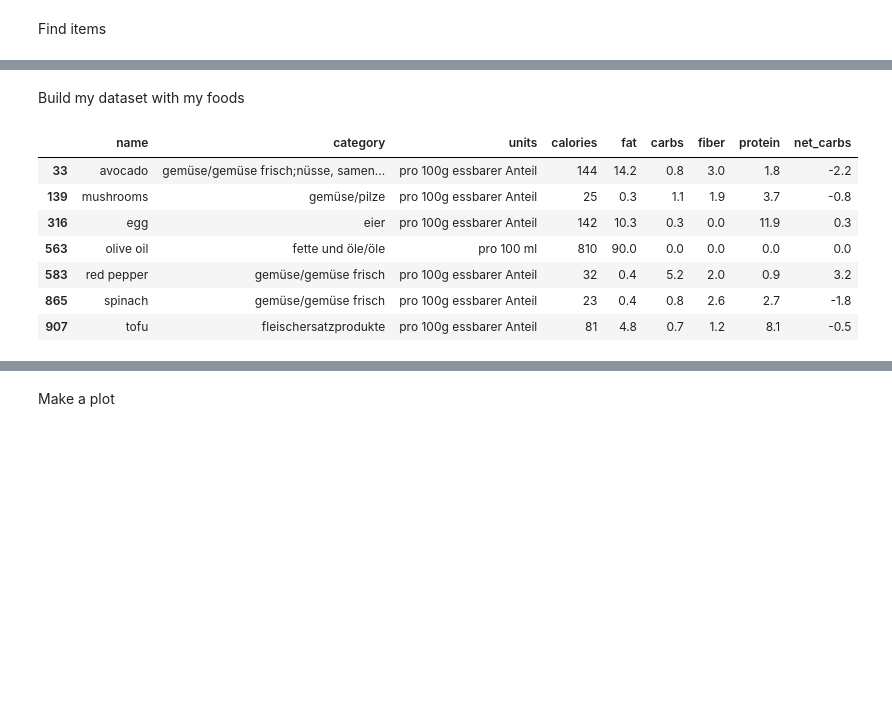
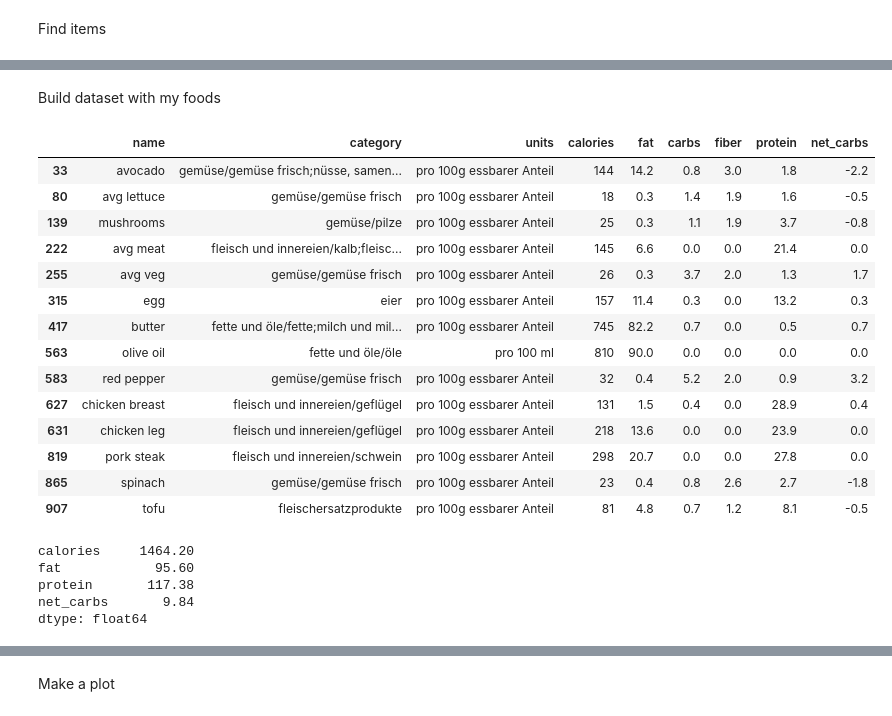
Before and after one commit to fabiangunzinger/learning, a Jupyter notebook: food-data/foods.ipynb, the cells around one changed output, grey strips where cells are left out. Drawn from its saved outputs; the diff is of its cells as text; code cells hidden in the pictures; blank space fills up the shorter version.

```diff
--- a/food-data/foods.ipynb
+++ b/food-data/foods.ipynb
@@ -2,15 +4,20 @@
 import pandas as pd
 
 import engarde.decorators as ed
+
+pd.set_option('display.max_colwidth', None)
+
 
 def read(file):
     df = ((pd.read_excel(file, skiprows=2, usecols=columns))
           .rename(columns, axis=1)
           .pipe(str_to_numeric, ['fat', 'carbs', 'fiber', 'protein'])
           .pipe(str_to_lower, ['name', 'category'])
+          .pipe(strip_strings, ['name'])
           .assign(net_carbs = lambda df: df.carbs - df.fiber)
           .dropna(how='any'))
     return df
+
 
 columns = {
     'Name': 'name',
@@ -23,6 +30,19 @@ columns = {
     'Protein (g)': 'protein'
 }
 
+
+def strip_strings(df, columns):
+    """
+    Remove leading and trailing whitespace from strings.
+    """
+    df = df.copy()
+    def strip(col):
+        return col.str.strip()
+
+    df[columns] = df[columns].apply(strip)
+    return df
+
+
 def str_to_numeric(df, columns):
     """
     Convert string columns to numeric.
@@ -33,6 +53,7 @@ def str_to_numeric(df, columns):
 
     df[columns] = df[columns].apply(converter)
     return df
+
 
 def str_to_lower(df, columns):
     """
@@ -48,6 +69,8 @@ def str_to_lower(df, columns):
 
 data = 'Schweizer-Nährwertdatenbank-V6.1.xlsx'
 
+
+
 foods = read(data)
 foods.head()
 # %% [output]
@@ -67,36 +109,49 @@ foods.loc[foods.name.str.contains('tofu')]
 # %% [markdown]
-Build my dataset with my foods
+Build dataset with my foods
 # %%
 def keep_myfoods(data):
     df = (data.loc[data.name.isin(my_foods)]
           .pipe(rename_foods))
     return df
 
 my_foods = {
-    'hühnerei, ganz, roh': 'egg',
+    'avocado, roh': 'avocado',
+    'hühnerei, ganz, festgekocht': 'egg',
     'olivenöl': 'olive oil',
     'spinat, roh': 'spinach',
     'champignon, roh': 'mushrooms',
-    'blattsalat (durchschnitt), roh': 'lettuce',
+    'blattsalat (durchschnitt), roh': 'avg lettuce',
     'peperoni, rot, roh': 'red pepper',
-    'avocado, roh': 'avocado',
-    'tofu': 'tofu'
+    'poulet, schenkel, mit haut, gebraten (ohne zusatz von fett und salz)': 'chicken leg',
+    'poulet, brust, schnitzel oder geschnetzeltes, gebraten (ohne zusatz von fett und salz)': 'chicken breast',
+    'tofu': 'tofu',
+    'gemüse (durchschnitt), roh': 'avg veg',
+    'kochbutter': 'butter',
+    'fleisch (durchschnitt exkl. innereien), roh': 'avg meat',
+    'schwein, hals, steak, gebraten (ohne zusatz von fett und salz)': 'pork steak'
 }
 
 def rename_foods(df):
     df = df.copy()
     df['name'] = df['name'].map(my_foods)
     return df
 
 myfoods = keep_myfoods(foods)
 myfoods
 # %% [output]
 |  | name | category | units | calories | fat | carbs | fiber | protein | net_carbs |
 | 33 | avocado | gemüse/gemüse frisch;nüsse, samen... | pro 100g essbarer Anteil | 144 | 14.2 | 0.8 | 3.0 | 1.8 | -2.2 |
+| 80 | avg lettuce | gemüse/gemüse frisch | pro 100g essbarer Anteil | 18 | 0.3 | 1.4 | 1.9 | 1.6 | -0.5 |
 | 139 | mushrooms | gemüse/pilze | pro 100g essbarer Anteil | 25 | 0.3 | 1.1 | 1.9 | 3.7 | -0.8 |
-| 316 | egg | eier | pro 100g essbarer Anteil | 142 | 10.3 | 0.3 | 0.0 | 11.9 | 0.3 |
+| 222 | avg meat | fleisch und innereien/kalb;fleisc... | pro 100g essbarer Anteil | 145 | 6.6 | 0.0 | 0.0 | 21.4 | 0.0 |
+| 255 | avg veg | gemüse/gemüse frisch | pro 100g essbarer Anteil | 26 | 0.3 | 3.7 | 2.0 | 1.3 | 1.7 |
+| 315 | egg | eier | pro 100g essbarer Anteil | 157 | 11.4 | 0.3 | 0.0 | 13.2 | 0.3 |
+| 417 | butter | fette und öle/fette;milch und mil... | pro 100g essbarer Anteil | 745 | 82.2 | 0.7 | 0.0 | 0.5 | 0.7 |
 | 563 | olive oil | fette und öle/öle | pro 100 ml | 810 | 90.0 | 0.0 | 0.0 | 0.0 | 0.0 |
 | 583 | red pepper | gemüse/gemüse frisch | pro 100g essbarer Anteil | 32 | 0.4 | 5.2 | 2.0 | 0.9 | 3.2 |
+| 627 | chicken breast | fleisch und innereien/geflügel | pro 100g essbarer Anteil | 131 | 1.5 | 0.4 | 0.0 | 28.9 | 0.4 |
+| 631 | chicken leg | fleisch und innereien/geflügel | pro 100g essbarer Anteil | 218 | 13.6 | 0.0 | 0.0 | 23.9 | 0.0 |
+| 819 | pork steak | fleisch und innereien/schwein | pro 100g essbarer Anteil | 298 | 20.7 | 0.0 | 0.0 | 27.8 | 0.0 |
 | 865 | spinach | gemüse/gemüse frisch | pro 100g essbarer Anteil | 23 | 0.4 | 0.8 | 2.6 | 2.7 | -1.8 |
 | 907 | tofu | fleischersatzprodukte | pro 100g essbarer Anteil | 81 | 4.8 | 0.7 | 1.2 | 8.1 | -0.5 |
 # %%
@@ -110,8 +165,16 @@ def meal_nutrients(foods, portions):
 
     nutrients = pd.concat(pieces)
     nutrients[nutrients < 0] = 0
-    return nutrients.
+    return nutrients.sum()
 
+
+lunch = {
+    'avg lettuce': 1.5,
+    'avocado': 1.5,
+    'olive oil': 0.2,
+    'red pepper': 1,
+    'tofu': 2.5
+}
 
 snack = {
     'egg': 2,
@@ -120,13 +183,20 @@ snack = {
     'mushrooms': 0.5
 }
 
-lunch = {
-    'lettuce': 1.5,
+supper = {
+    'avg veg': 3,
     'avocado': 1.5,
-    'olive oil': 0.2,
-    'red pepper': 1,
-    'tofu': 2.5
+    'butter': 0.2,
+    'chicken breast': 2
 }
 
-snack_nuts = meal_nutrients(myfoods, snack)
-lunch_nuts = meal_nutrients(myfoods, lunch)
+meals = {**lunch, **snack, **supper}
+
+nuts = meal_nutrients(myfoods, meals)
+nuts
+# %% [output]
+calories     1464.20
+fat            95.60
+protein       117.38
+net_carbs       9.84
+dtype: float64
```
Also changed, not shown: parts of 5 cells of this notebook.
